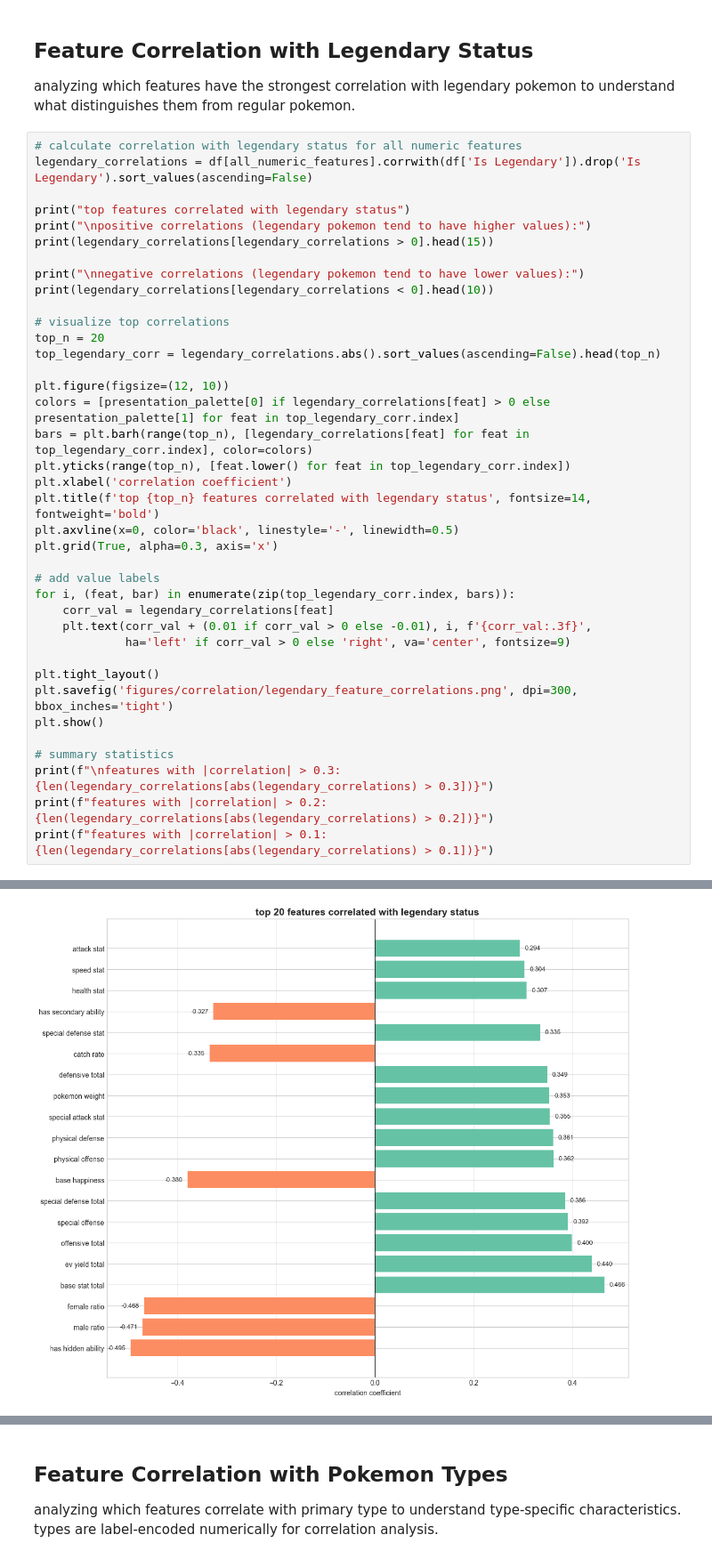
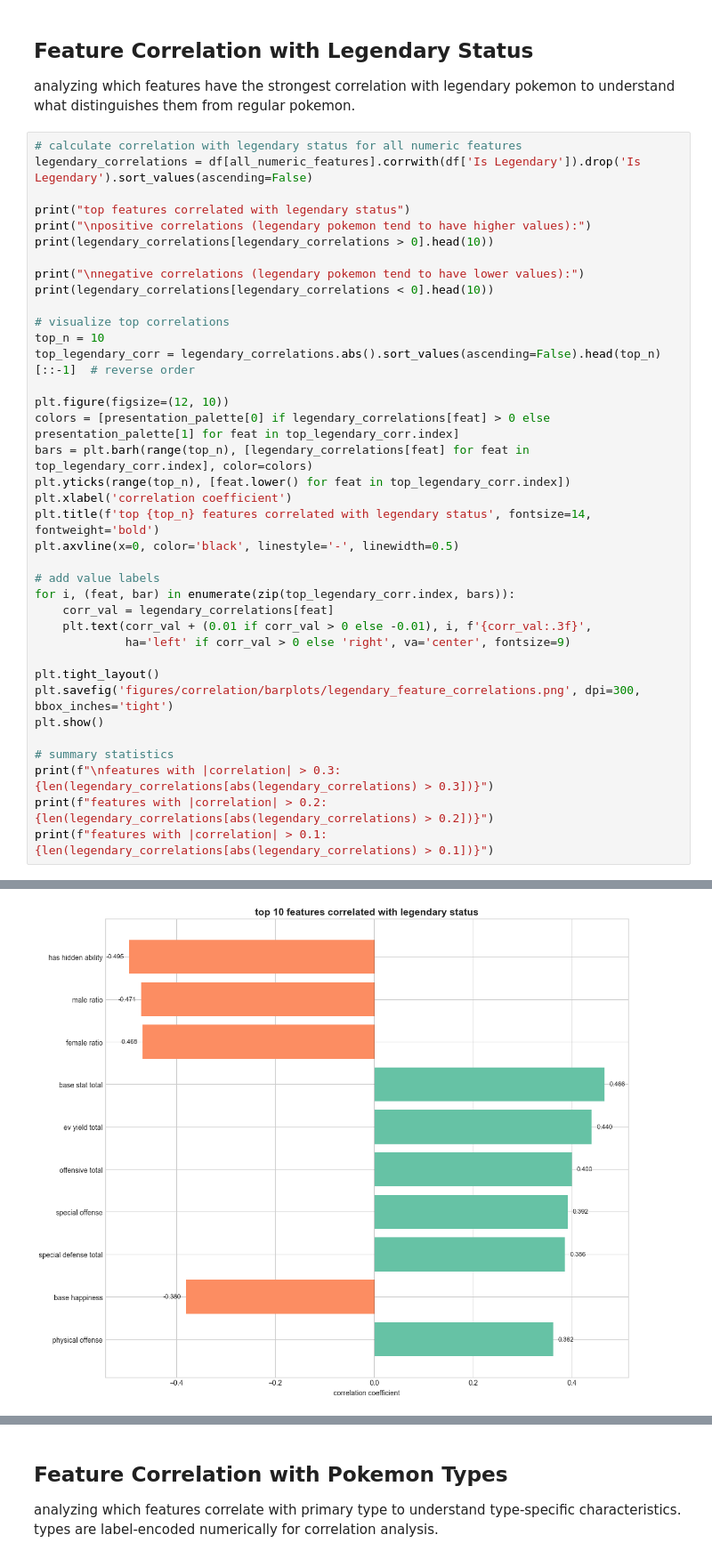
Before and after one commit to Redseba/Team-Rocket-Research, a Jupyter notebook: 2_correlation_analysis.ipynb, the cells around one changed output, grey strips where cells are left out. Shown at 89% size. Cells and saved outputs as stored; diff of their text form.

```diff
--- a/2_correlation_analysis.ipynb
+++ b/2_correlation_analysis.ipynb
@@ -83,14 +83,14 @@ legendary_correlations = df[all_numeric_features].corrwith(df['Is Legendary']).d
 
 print("top features correlated with legendary status")
 print("\npositive correlations (legendary pokemon tend to have higher values):")
-print(legendary_correlations[legendary_correlations > 0].head(15))
+print(legendary_correlations[legendary_correlations > 0].head(10))
 
 print("\nnegative correlations (legendary pokemon tend to have lower values):")
 print(legendary_correlations[legendary_correlations < 0].head(10))
 
 # visualize top correlations
-top_n = 20
-top_legendary_corr = legendary_correlations.abs().sort_values(ascending=False).head(top_n)
+top_n = 10
+top_legendary_corr = legendary_correlations.abs().sort_values(ascending=False).head(top_n)[::-1]  # reverse order
 
 plt.figure(figsize=(12, 10))
 colors = [presentation_palette[0] if legendary_correlations[feat] > 0 else presentation_palette[1] for feat in top_legendary_corr.index]
@@ -99,7 +99,6 @@ plt.yticks(range(top_n), [feat.lower() for feat in top_legendary_corr.index])
 plt.xlabel('correlation coefficient')
 plt.title(f'top {top_n} features correlated with legendary status', fontsize=14, fontweight='bold')
 plt.axvline(x=0, color='black', linestyle='-', linewidth=0.5)
-plt.grid(True, alpha=0.3, axis='x')
 
 # add value labels
 for i, (feat, bar) in enumerate(zip(top_legendary_corr.index, bars)):
@@ -108,7 +107,7 @@ for i, (feat, bar) in enumerate(zip(top_legendary_corr.index, bars)):
              ha='left' if corr_val > 0 else 'right', va='center', fontsize=9)
 
 plt.tight_layout()
-plt.savefig('figures/correlation/legendary_feature_correlations.png', dpi=300, bbox_inches='tight')
+plt.savefig('figures/correlation/barplots/legendary_feature_correlations.png', dpi=300, bbox_inches='tight')
 plt.show()
 
 # summary statistics
@@ -132,8 +131,8 @@ Pokemon Weight           0.353461
 Female Ratio            -0.468025
 Male Ratio              -0.470983
 Has Hidden Ability      -0.495474
 dtype: float64
-[figure, old version]
+[figure, new version]
 features with |correlation| > 0.3: 19
 features with |correlation| > 0.2: 21
 features with |correlation| > 0.1: 25
```
Also changed, not shown: parts of 6 cells of this notebook, 28 other files.
